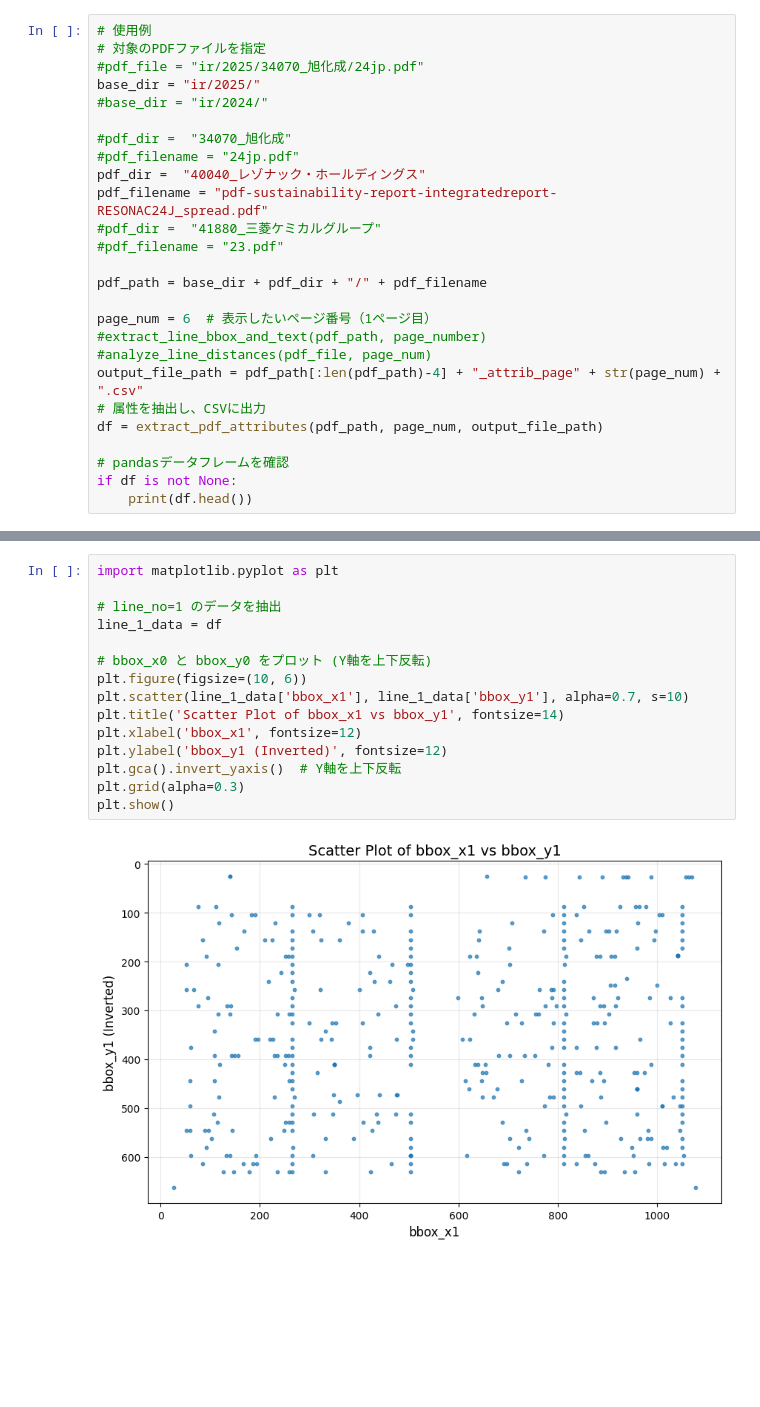
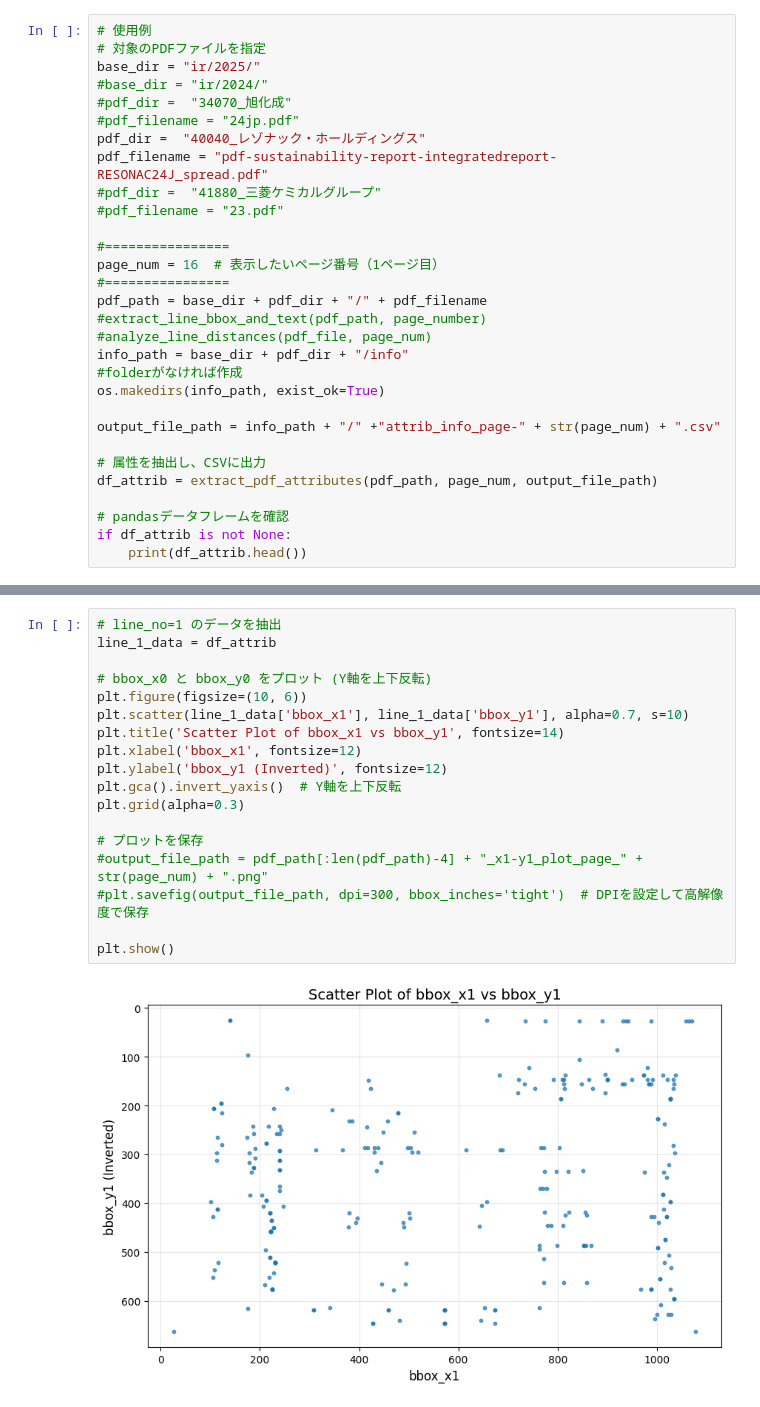
Before and after one commit to Jegog/paneer-dosa, a Jupyter notebook: Extract_Pdf_Attrib.ipynb, the cells around one changed output, grey strips where cells are left out. Cells and saved outputs as stored; diff of their text form; blank space fills up the shorter version.

```diff
--- a/Extract_Pdf_Attrib.ipynb
+++ b/Extract_Pdf_Attrib.ipynb
@@ -88,10 +90,8 @@ def extract_pdf_attributes(pdf_path, page_number, output_csv_path):
 # %%
 # 使用例
 # 対象のPDFファイルを指定
-#pdf_file = "ir/2025/34070_旭化成/24jp.pdf"
 base_dir = "ir/2025/"
 #base_dir = "ir/2024/"
-
 #pdf_dir =  "34070_旭化成"
 #pdf_filename = "24jp.pdf"
 pdf_dir =  "40040_レゾナック・ホールディングス"
@@ -99,16 +99,22 @@ pdf_filename = "pdf-sustainability-report-integratedreport-RESONAC24J_spread.pdf
 #pdf_dir =  "41880_三菱ケミカルグループ"
 #pdf_filename = "23.pdf"
 
+#================
+page_num = 16  # 表示したいページ番号（1ページ目）
+#================
 pdf_path = base_dir + pdf_dir + "/" + pdf_filename
-
-page_num = 6  # 表示したいページ番号（1ページ目）
 #extract_line_bbox_and_text(pdf_path, page_number)
 #analyze_line_distances(pdf_file, page_num)
-output_file_path = pdf_path[:len(pdf_path)-4] + "_attrib_page" + str(page_num) + ".csv"
+info_path = base_dir + pdf_dir + "/info"
+#folderがなければ作成
+os.makedirs(info_path, exist_ok=True)
+
+output_file_path = info_path + "/" +"attrib_info_page-" + str(page_num) + ".csv"
+
 # 属性を抽出し、CSVに出力
-df = extract_pdf_attributes(pdf_path, page_num, output_file_path)
+df_attrib = extract_pdf_attributes(pdf_path, page_num, output_file_path)
 
 # pandasデータフレームを確認
-if df is not None:
-    print(df.head())
+if df_attrib is not None:
+    print(df_attrib.head())
 # %% [output]
@@ -164,17 +138,20 @@ sorted_y0.head(10)
 # %%
-import matplotlib.pyplot as plt
-
 # line_no=1 のデータを抽出
-line_1_data = df
+line_1_data = df_attrib
 
 # bbox_x0 と bbox_y0 をプロット (Y軸を上下反転)
 plt.figure(figsize=(10, 6))
 plt.scatter(line_1_data['bbox_x1'], line_1_data['bbox_y1'], alpha=0.7, s=10)
 plt.title('Scatter Plot of bbox_x1 vs bbox_y1', fontsize=14)
 plt.xlabel('bbox_x1', fontsize=12)
 plt.ylabel('bbox_y1 (Inverted)', fontsize=12)
 plt.gca().invert_yaxis()  # Y軸を上下反転
 plt.grid(alpha=0.3)
+
+# プロットを保存
+#output_file_path = pdf_path[:len(pdf_path)-4] + "_x1-y1_plot_page_" + str(page_num) + ".png"
+#plt.savefig(output_file_path, dpi=300, bbox_inches='tight')  # DPIを設定して高解像度で保存
+
 plt.show()
 # %% [output]
-[figure, old version]
+[figure, new version]
```
Also changed, not shown: parts of 12 cells of this notebook, 2 other files.
